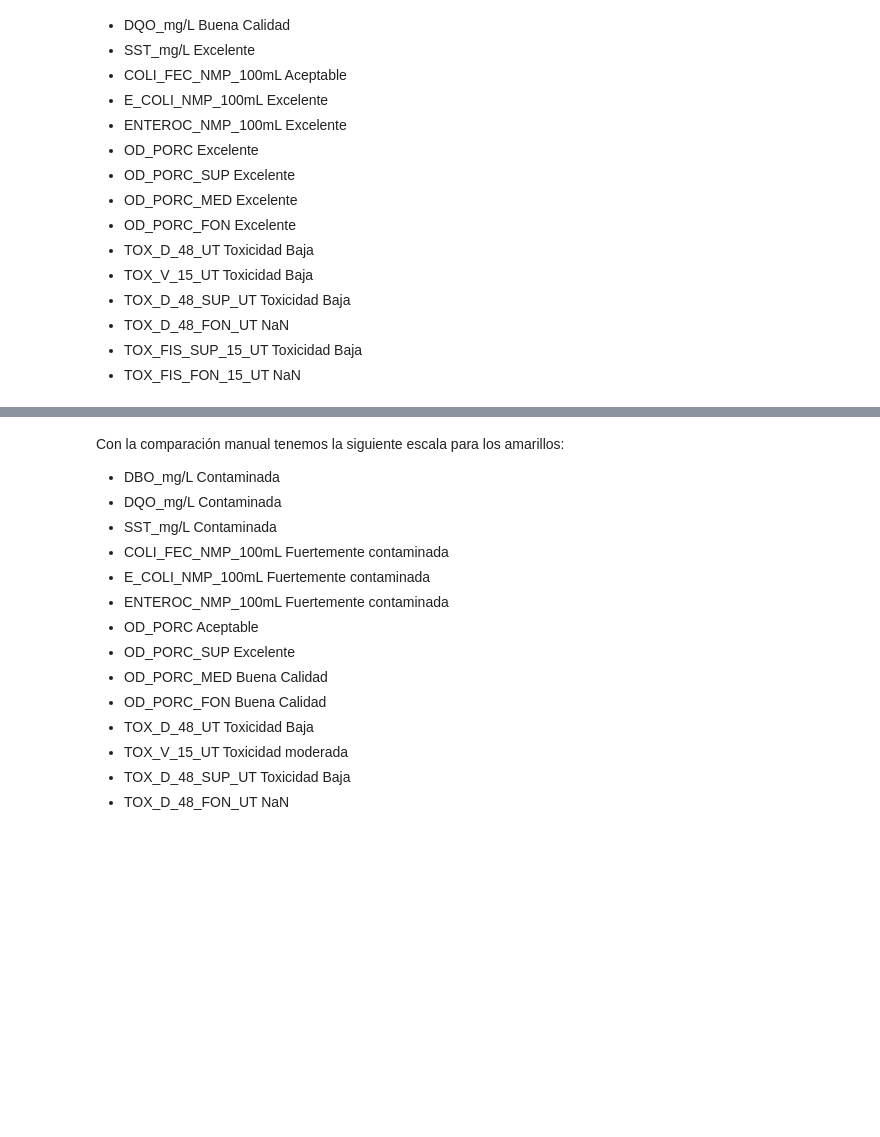
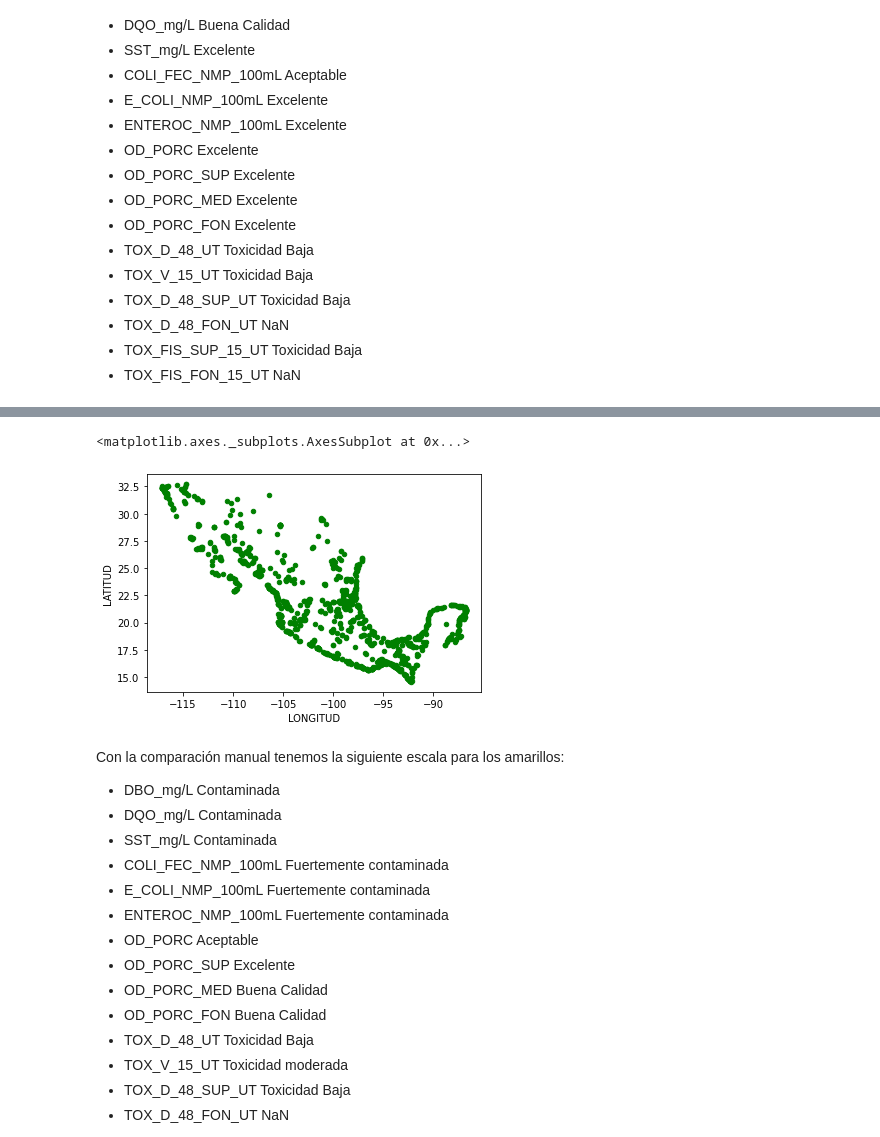
Before and after one commit to PosgradoMNA/actividades-del-projecto-cad_kbcm_jfl, a Jupyter notebook: Reto_entrega_1.ipynb, the cells around one changed output, grey strips where cells are left out. Saved outputs shown, nothing was run; the diff lists cells and outputs as text; code cells hidden in the pictures; blank space fills up the shorter version.

```diff
--- a/Reto_entrega_1.ipynb
+++ b/Reto_entrega_1.ipynb
@@ -553,6 +553,11 @@ for name in calidades:
   if name == 'CALIDAD_TOX_FIS_FON_15':
     ndf_vd[name] = ndf_vd[name].astype('str')
     ndf_vd[name] = ndf_vd[name].replace('nan', 'nan')
+# %%
+ndf_vd.plot.scatter('LONGITUD','LATITUD',c='green')
+# %% [output]
+<matplotlib.axes._subplots.AxesSubplot at 0x...>
+[figure, added]
 # %% [markdown]
 Con la comparación manual tenemos la siguiente escala para los amarillos:
 *	DBO_mg/L		        Contaminada
```
Also changed, not shown: parts of 3 cells of this notebook.
